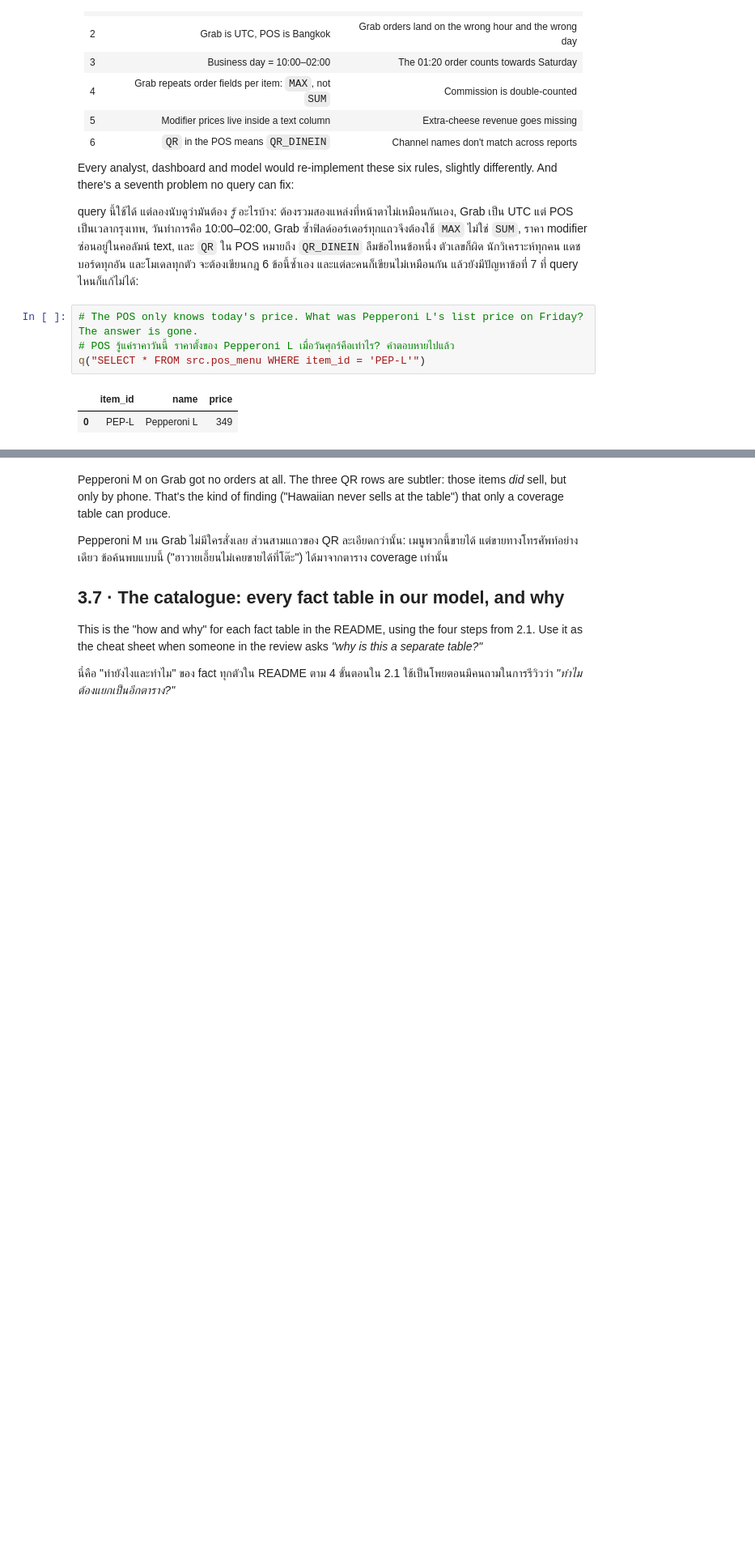
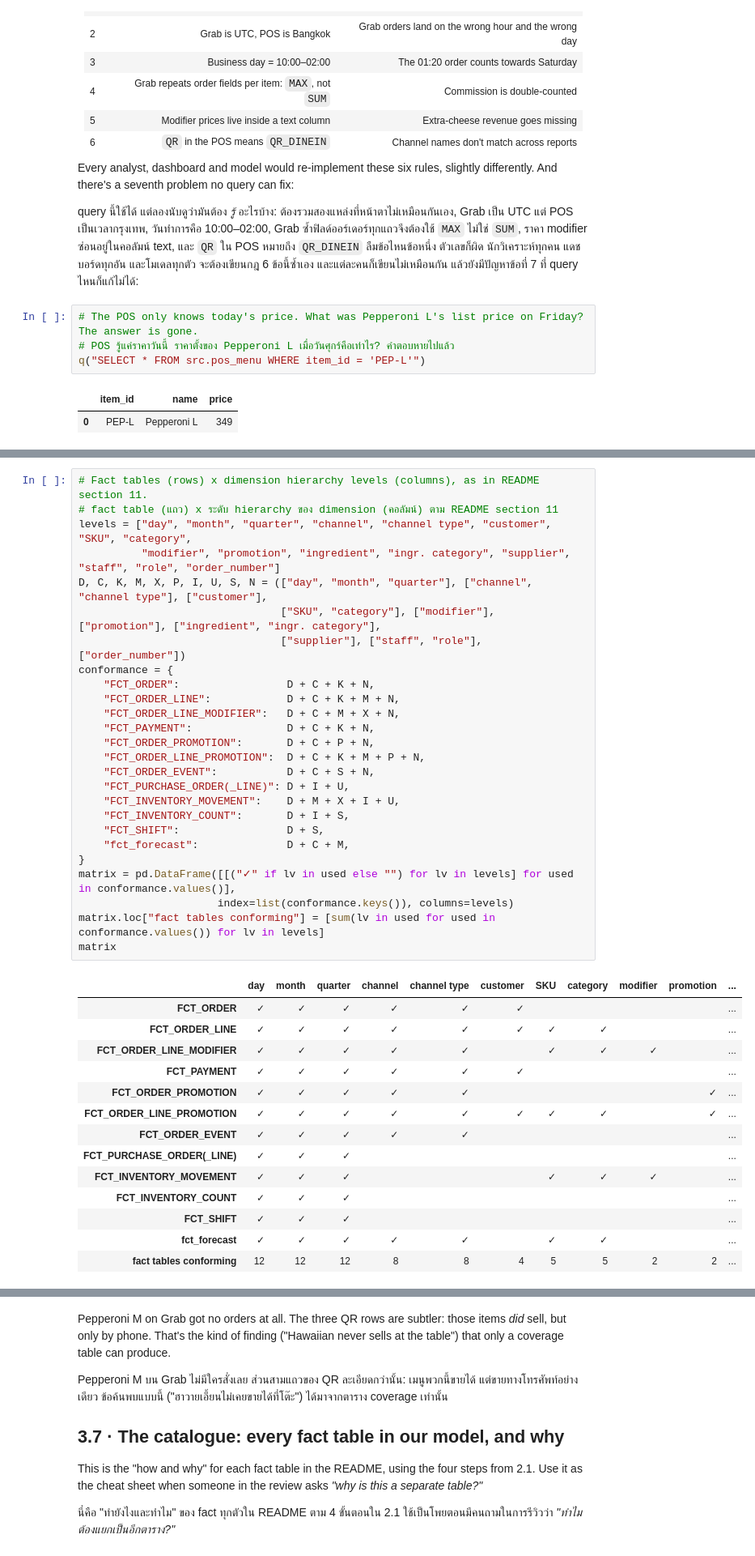
Before and after one commit to QuadrupleBeansStars/MADT-Pizza-shop, a Jupyter notebook: notebooks/warehouse_design.ipynb, the cells around one changed output, grey strips where cells are left out. Shown at 81% size. Drawn from its saved outputs; the diff is of its cells as text; blank space fills up the shorter version.

```diff
--- a/notebooks/warehouse_design.ipynb
+++ b/notebooks/warehouse_design.ipynb
@@ -1065,0 +286,41 @@ ORDER BY 1, 2
+# %%
+# Fact tables (rows) x dimension hierarchy levels (columns), as in README section 11.
+# fact table (แถว) x ระดับ hierarchy ของ dimension (คอลัมน์) ตาม README section 11
+levels = ["day", "month", "quarter", "channel", "channel type", "customer", "SKU", "category",
+          "modifier", "promotion", "ingredient", "ingr. category", "supplier", "staff", "role", "order_number"]
+D, C, K, M, X, P, I, U, S, N = (["day", "month", "quarter"], ["channel", "channel type"], ["customer"],
+                                ["SKU", "category"], ["modifier"], ["promotion"], ["ingredient", "ingr. category"],
+                                ["supplier"], ["staff", "role"], ["order_number"])
+conformance = {
+    "FCT_ORDER":                 D + C + K + N,
+    "FCT_ORDER_LINE":            D + C + K + M + N,
+    "FCT_ORDER_LINE_MODIFIER":   D + C + M + X + N,
+    "FCT_PAYMENT":               D + C + K + N,
+    "FCT_ORDER_PROMOTION":       D + C + P + N,
+    "FCT_ORDER_LINE_PROMOTION":  D + C + K + M + P + N,
+    "FCT_ORDER_EVENT":           D + C + S + N,
+    "FCT_PURCHASE_ORDER(_LINE)": D + I + U,
+    "FCT_INVENTORY_MOVEMENT":    D + M + X + I + U,
+    "FCT_INVENTORY_COUNT":       D + I + S,
+    "FCT_SHIFT":                 D + S,
+    "fct_forecast":              D + C + M,
+}
+matrix = pd.DataFrame([[("✓" if lv in used else "") for lv in levels] for used in conformance.values()],
+                      index=list(conformance.keys()), columns=levels)
+matrix.loc["fact tables conforming"] = [sum(lv in used for used in conformance.values()) for lv in levels]
+matrix
+# %% [output]
+|  | day | month | quarter | channel | channel type | customer | SKU | category | modifier | promotion | ... |
+| FCT_ORDER | ✓ | ✓ | ✓ | ✓ | ✓ | ✓ |  |  |  |  | ... |
+| FCT_ORDER_LINE | ✓ | ✓ | ✓ | ✓ | ✓ | ✓ | ✓ | ✓ |  |  | ... |
+| FCT_ORDER_LINE_MODIFIER | ✓ | ✓ | ✓ | ✓ | ✓ |  | ✓ | ✓ | ✓ |  | ... |
+| FCT_PAYMENT | ✓ | ✓ | ✓ | ✓ | ✓ | ✓ |  |  |  |  | ... |
+| FCT_ORDER_PROMOTION | ✓ | ✓ | ✓ | ✓ | ✓ |  |  |  |  | ✓ | ... |
+| FCT_ORDER_LINE_PROMOTION | ✓ | ✓ | ✓ | ✓ | ✓ | ✓ | ✓ | ✓ |  | ✓ | ... |
+| FCT_ORDER_EVENT | ✓ | ✓ | ✓ | ✓ | ✓ |  |  |  |  |  | ... |
+| FCT_PURCHASE_ORDER(_LINE) | ✓ | ✓ | ✓ |  |  |  |  |  |  |  | ... |
+| FCT_INVENTORY_MOVEMENT | ✓ | ✓ | ✓ |  |  |  | ✓ | ✓ | ✓ |  | ... |
+| FCT_INVENTORY_COUNT | ✓ | ✓ | ✓ |  |  |  |  |  |  |  | ... |
+| FCT_SHIFT | ✓ | ✓ | ✓ |  |  |  |  |  |  |  | ... |
+| fct_forecast | ✓ | ✓ | ✓ | ✓ | ✓ |  | ✓ | ✓ |  |  | ... |
+| fact tables conforming | 12 | 12 | 12 | 8 | 8 | 4 | 5 | 5 | 2 | 2 | ... |
```
Also changed, not shown: parts of 62 cells of this notebook, 19 other files.
